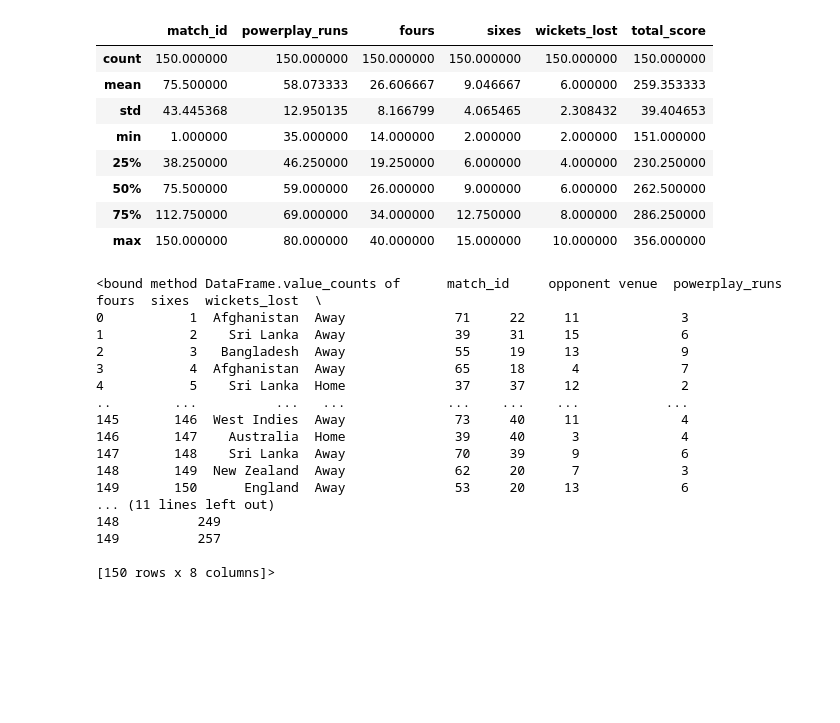
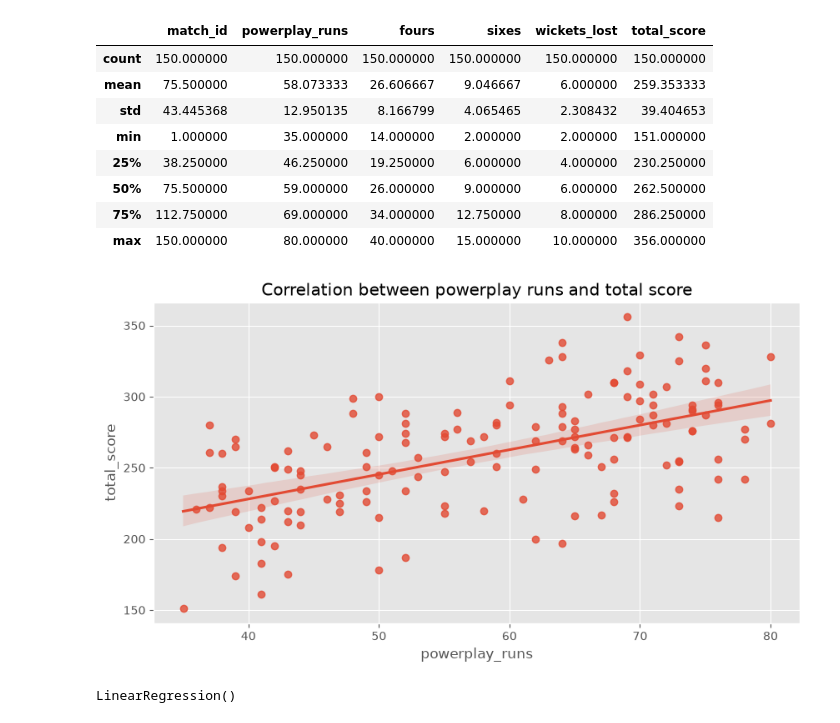
Before and after one commit to Natarajan-2712/Jupyter-lab, a Jupyter notebook: Linear Regression (ML).ipynb, the cells around one changed output. Saved outputs shown, nothing was run; the diff lists cells and outputs as text; code cells hidden in the pictures; blank space fills up the shorter version.

Commit message:
Linear regression commit

```diff
--- a/Linear Regression (ML).ipynb
+++ b/Linear Regression (ML).ipynb
@@ -1,9 +1,11 @@
 # %% [markdown]
 ### **Linear Regression**
 # %%
+# Step 1 => Read the data
+
 import pandas as pd
-team_india = pd.read_csv("C:\\Gen AI Course Details\\Machine Learning CSV files\\india_odi_linear_regression_data.csv")
-team_india
+odi_info = pd.read_csv("C:\\Gen AI Course Details\\Machine Learning CSV files\\india_odi_linear_regression_data.csv")
+odi_info
 # %% [output]
 |  | match_id | opponent | venue | powerplay_runs | fours | sixes | wickets_lost | total_score |
 | 0 | 1 | Afghanistan | Away | 71 | 22 | 11 | 3 | 294 |
@@ -19,8 +21,8 @@ team_india
 | 149 | 150 | England | Away | 53 | 20 | 13 | 6 | 257 |
 150 rows × 8 columns
 # %%
-team_india.columns = team_india.columns.str.lower()
-team_india
+odi_info.columns = odi_info.columns.str.lower()
+odi_info
 # %% [output]
 |  | match_id | opponent | venue | powerplay_runs | fours | sixes | wickets_lost | total_score |
 | 0 | 1 | Afghanistan | Away | 71 | 22 | 11 | 3 | 294 |
@@ -77,23 +81,12 @@ team_india.describe()
 | 50% | 75.500000 | 59.000000 | 26.000000 | 9.000000 | 6.000000 | 262.500000 |
 | 75% | 112.750000 | 69.000000 | 34.000000 | 12.750000 | 8.000000 | 286.250000 |
 | max | 150.000000 | 80.000000 | 40.000000 | 15.000000 | 10.000000 | 356.000000 |
-# %%
-team_india.value_counts
-# %% [output]
-<bound method DataFrame.value_counts of      match_id     opponent venue  powerplay_runs  fours  sixes  wickets_lost  \
-0           1  Afghanistan  Away              71     22     11             3
-1           2    Sri Lanka  Away              39     31     15             6
-2           3   Bangladesh  Away              55     19     13             9
-3           4  Afghanistan  Away              65     18      4             7
-4           5    Sri Lanka  Home              37     37     12             2
-..        ...          ...   ...             ...    ...    ...           ...
-145       146  West Indies  Away              73     40     11             4
-146       147    Australia  Home              39     40      3             4
-147       148    Sri Lanka  Away              70     39      9             6
-148       149  New Zealand  Away              62     20      7             3
-149       150      England  Away              53     20     13             6
-... (11 lines left out)
-148          249
-149          257
-
-[150 rows x 8 columns]>
+# %%
+# Step 3 => Check the relation between powerplay runs and total score
+
+plt.figure(figsize=(10, 5))
+plt.title("Correlation between powerplay runs and total score")
+sns.regplot(x=odi_info["powerplay_runs"], y=odi_info["total_score"])
+plt.show()
+# %% [output]
+[figure, added]
@@ -99,0 +113,8 @@ team_india.value_counts
+# %%
+# Step 8 => Train the model
+
+from sklearn.linear_model import LinearRegression
+model = LinearRegression()
+model.fit(X,y)
+# %% [output]
+LinearRegression()
```
Also changed, not shown: parts of 9 cells of this notebook, 1 other file.
